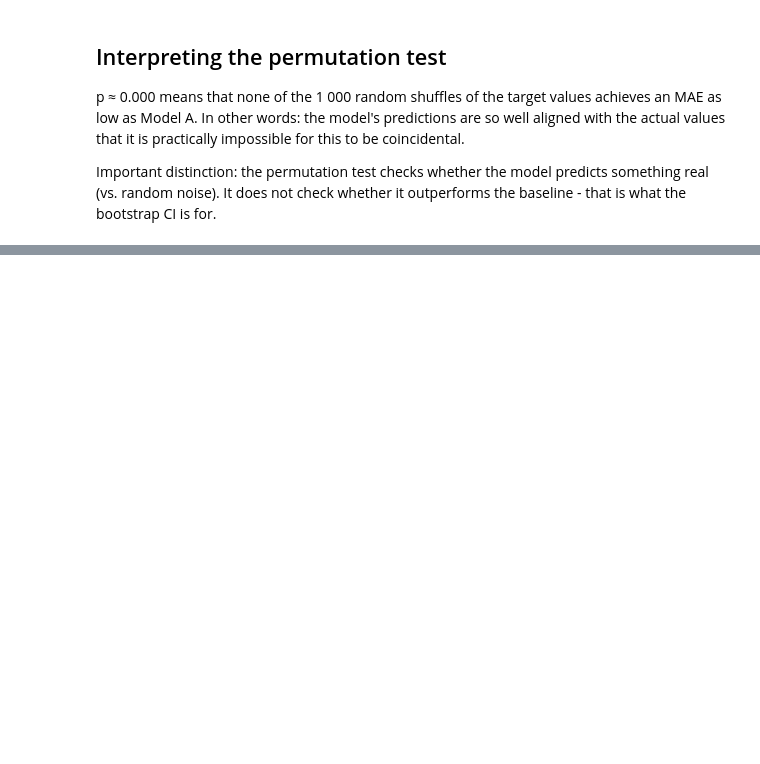
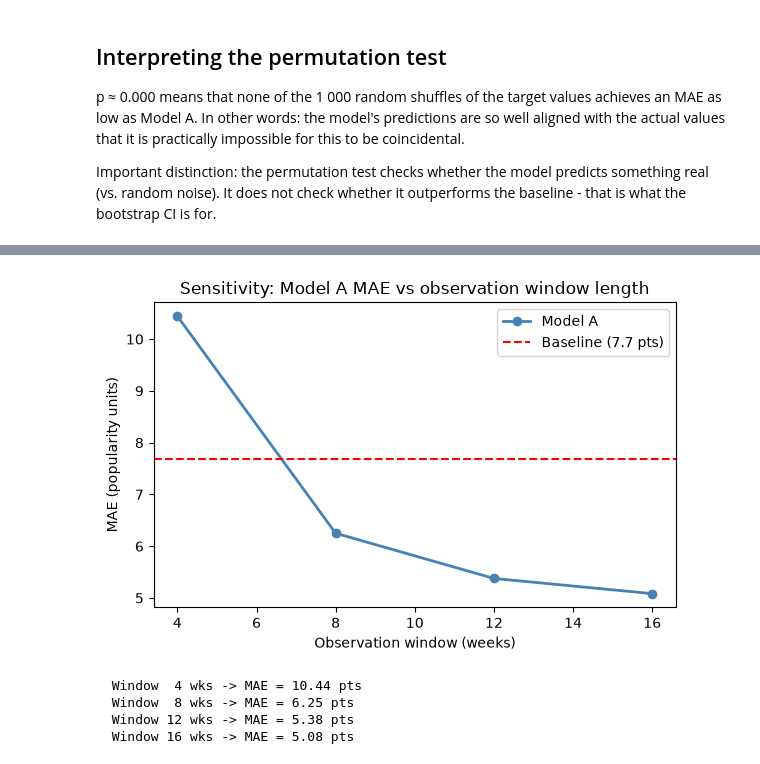
Before and after one commit to radostinaaa/fashion-peak-prediction, a Jupyter notebook: 03_verification.ipynb, the cells around one changed output, grey strips where cells are left out. Saved outputs shown, nothing was run; the diff lists cells and outputs as text; code cells hidden in the pictures; blank space fills up the shorter version.

Commit message:
bootstrap ci, how many weeks of data is needed (sensitivity)

```diff
--- a/03_verification.ipynb
+++ b/03_verification.ipynb
@@ -110,0 +123,54 @@ Mean improvement: 1.39 pts
+# %%
+# re-run walk-forward CV for window lengths 4/8/12/16 weeks
+trends = pd.read_csv(DATA_DIR / 'trends_synthetic.csv', parse_dates=['date'])
+reviews = pd.read_csv(DATA_DIR / 'reviews_synthetic.csv')
+peak_ground_truth = pd.read_csv(RESULTS_DIR / 'peak_ground_truth.csv')
+
+def build_features(window):
+    rows = []
+    for _, row in peak_ground_truth.iterrows():
+        style, year = row['style'], int(row['year'])
+        peak_val    = float(row['actual_peak_value'])
+        ys = trends.loc[trends['year'] == year, style].values[:window].astype(float)
+        t  = np.arange(window, dtype=float)
+        sl, _    = np.polyfit(t, ys, 1)
+        a2, _, _ = np.polyfit(t, ys, 2)
+        rows.append([float(np.mean(ys)), float(sl), float(a2),
+                      float(np.max(ys) - np.min(ys)), int(np.argmax(ys)),
+                      style, year, peak_val])
+    cols = TS_COLS + ['style', 'year', TARGET]
+    return pd.DataFrame(rows, columns=cols).sort_values(['year', 'style']).reset_index(drop=True)
+
+def wf_mae_a(df_f):
+    n_years = int(df_f['year'].nunique())
+    preds, actuals = [], []
+    for ty in range(2, n_years):
+        tr = df_f[df_f['year'] < ty];  te = df_f[df_f['year'] == ty]
+        ytr = tr[TARGET].values.astype(float)
+        pipe = make_pipe(TS_COLS)
+        pipe.fit(tr[['style'] + TS_COLS], ytr)
+        preds.extend(pipe.predict(te[['style'] + TS_COLS]))
+        actuals.extend(te[TARGET].values.astype(float))
+    return mae(actuals, preds)
+
+windows = [4, 8, 12, 16]
+maes_w  = [wf_mae_a(build_features(w)) for w in windows]
+
+fig, ax = plt.subplots(figsize=(6, 4))
+ax.plot(windows, maes_w, marker='o', linewidth=2, color='steelblue', label='Model A')
+ax.axhline(mae_base, color='red', linestyle='--', label=f'Baseline ({mae_base:.1f} pts)')
+ax.set_xlabel('Observation window (weeks)')
+ax.set_ylabel('MAE (popularity units)')
+ax.set_title('Sensitivity: Model A MAE vs observation window length')
+ax.legend()
+plt.tight_layout()
+plt.savefig(RESULTS_DIR / 'fig_sensitivity.png', dpi=100)
+plt.show()
+for w, m in zip(windows, maes_w):
+    print(f'  Window {w:2d} wks -> MAE = {m:.2f} pts')
+# %% [output]
+[figure, added]
+  Window  4 wks -> MAE = 10.44 pts
+  Window  8 wks -> MAE = 6.25 pts
+  Window 12 wks -> MAE = 5.38 pts
+  Window 16 wks -> MAE = 5.08 pts
```
Also changed, not shown: parts of 4 cells of this notebook, 2 other files.
